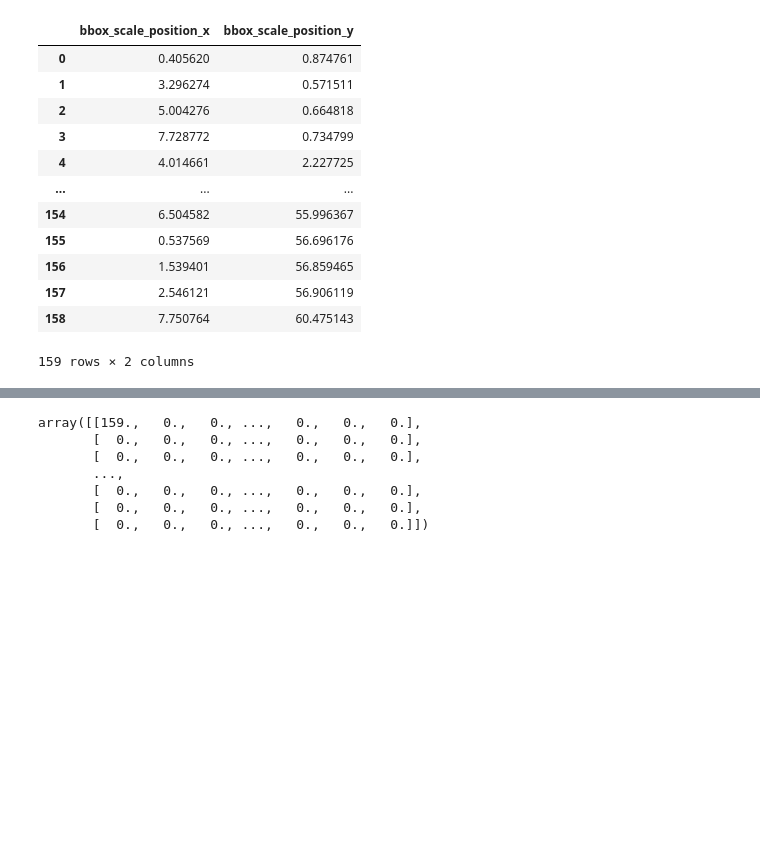
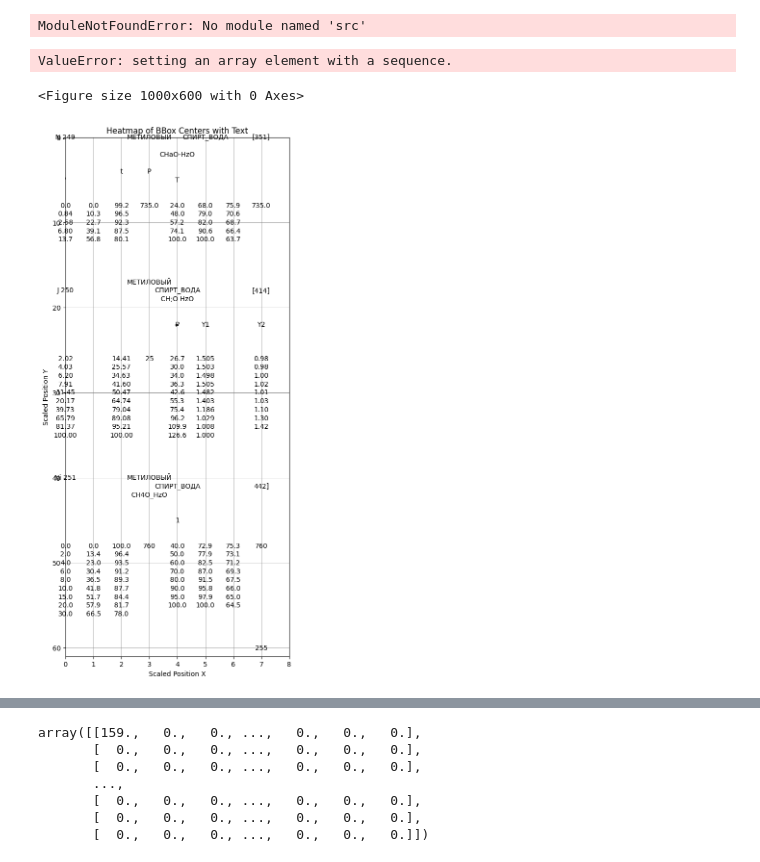
Before and after one commit to kdavjd/liquid_vapor_database, a Jupyter notebook: docs/extract_tables.ipynb, the cells around one changed output, grey strips where cells are left out. Drawn from its saved outputs; the diff is of its cells as text; code cells hidden in the pictures; blank space fills up the shorter version.

```diff
--- a/docs/extract_tables.ipynb
+++ b/docs/extract_tables.ipynb
@@ -121,16 +25,61 @@ Name: text, Length: 159, dtype: object
-# %%
-easyocr_df[['bbox_scale_position_x', 'bbox_scale_position_y']]
-# %% [output]
-|  | bbox_scale_position_x | bbox_scale_position_y |
-| 0 | 0.405620 | 0.874761 |
-| 1 | 3.296274 | 0.571511 |
-| 2 | 5.004276 | 0.664818 |
-| 3 | 7.728772 | 0.734799 |
-| 4 | 4.014661 | 2.227725 |
-| ... | ... | ... |
-| 154 | 6.504582 | 55.996367 |
-| 155 | 0.537569 | 56.696176 |
-| 156 | 1.539401 | 56.859465 |
-| 157 | 2.546121 | 56.906119 |
-| 158 | 7.750764 | 60.475143 |
-159 rows × 2 columns
+# %%
+from src.page_data import PageData
+
+
+page = PageData(easyocr_df)
+page.df.query("region == metadata and table_number == 0")
+# %% [output]
+ModuleNotFoundError: No module named 'src'
+# %%
+# Heatmap of bbox centers
+plt.figure(figsize=(10, 6))
+sns.heatmap(heatmap_data, cmap="YlGnBu")
+plt.title('Heatmap of BBox Centers')
+plt.xlabel('Scaled Position X')
+plt.ylabel('Scaled Position Y')
+plt.show()
+# %% [output]
+ValueError: setting an array element with a sequence.
+<Figure size 1000x600 with 0 Axes>
+# %%
+import numpy as np
+import matplotlib.pyplot as plt
+
+# Инициализация структуры данных для хранения текста
+heatmap_data = np.empty((best_scale_y + 1, best_scale_x + 1), dtype=object)
+
+# Заполнение пустыми строками или списками
+for y in range(best_scale_y + 1):
+    for x in range(best_scale_x + 1):
+        heatmap_data[y, x] = []
+
+# Обновление структуры данными из easyocr_df
+for index, row in easyocr_df.iterrows():
+    # Получаем координаты и текст для каждого bbox
+    x = min(max(int(row['bbox_scale_position_x']), 0), best_scale_x)
+    y = min(max(int(row['bbox_scale_position_y']), 0), best_scale_y)
+    text = row['text']
+
+    # Добавление текста в ячейку
+    heatmap_data[y, x].append(text)
+
+# Отображение тепловой карты
+plt.figure(figsize=(6, 14))
+for y in range(best_scale_y + 1):
+    for x in range(best_scale_x + 1):
+        if heatmap_data[y, x]:  # Если есть текст в этой ячейке
+            plt.text(x, y, '\n'.join(heatmap_data[y, x]), ha='center', va='center')
+
+plt.title('Heatmap of BBox Centers with Text')
+# Построение сетки
+plt.grid(True)  # Включить сетку
+# Настройка сетки для лучшей визуализации
+plt.grid(color='gray', linestyle='-', linewidth=0.5)
+plt.xlabel('Scaled Position X')
+plt.ylabel('Scaled Position Y')
+plt.xlim(0, best_scale_x)
+plt.ylim(0, best_scale_y)
+plt.gca().invert_yaxis()  # Инвертировать Y-ось для корректного отображения
+plt.show()
+# %% [output]
+[figure, added]
```
Also changed, not shown: parts of 4 cells of this notebook, 10 other files.
